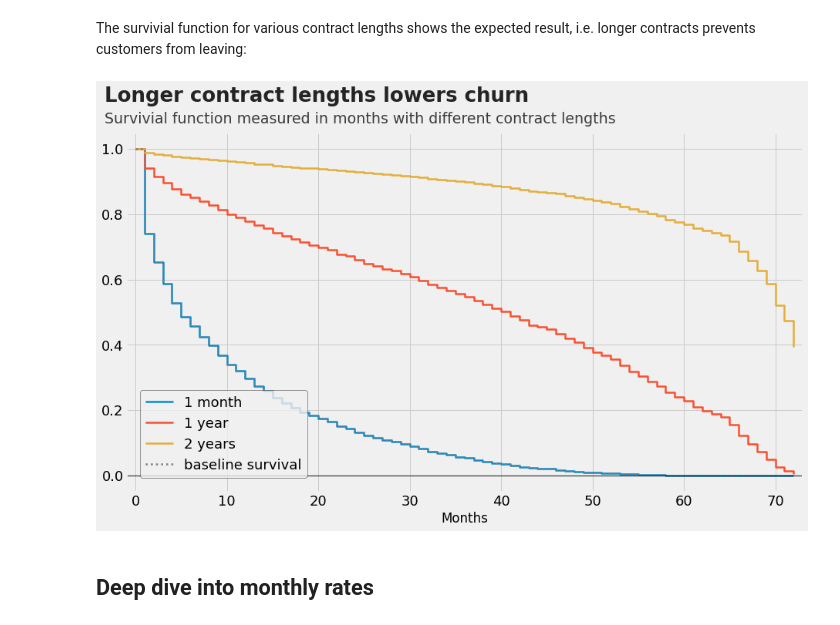
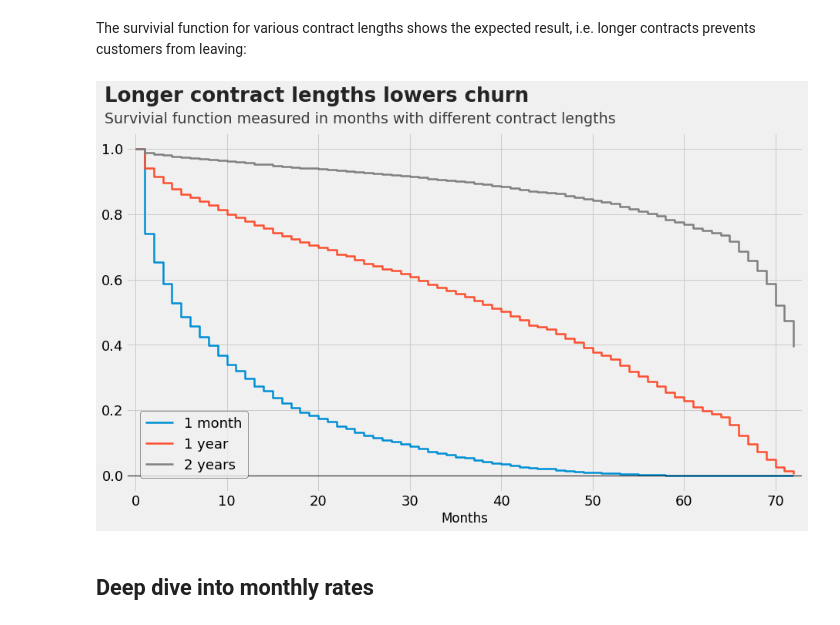
Before and after one commit to thomasjpfan/ml-journal, a Jupyter notebook: notebooks/telcom-customer-churn/notebook.ipynb, the cells around one changed output. Cells and saved outputs as stored; diff of their text form; code cells hidden in the pictures.

Commit message:
ENH Removes baselines for booleans

```diff
--- a/notebooks/telcom-customer-churn/notebook.ipynb
+++ b/notebooks/telcom-customer-churn/notebook.ipynb
@@ -162,18 +161,18 @@ The survivial function for various contract lengths shows the expected result, i
 # %%
 # <!-- collapse=None -->
 contract_lengths = [1, 12, 24]
-ax = cph.plot_partial_effects_on_outcome('Contract', contract_lengths)
+ax = cph.plot_partial_effects_on_outcome('Contract', contract_lengths, plot_baseline=False)
 _ = ax.set_xlim((-1, 73))
 _ = ax.set_xlabel("Months")
 _ = add_yaxis(ax)
 handles, labels = ax.get_legend_handles_labels()
 handles[-1].set_color('gray')
 _ = add_title(ax, "Longer contract lengths lowers churn", "Survivial function measured in months with different contract lengths", -3.4)
-_ = ax.legend(handles, ['1 month', '1 year', '2 years'] + ['baseline survival'], edgecolor='black', loc=(0.02, 0.04),
+_ = ax.legend(handles, ['1 month', '1 year', '2 years'], edgecolor='black', loc=(0.02, 0.04),
               fontsize=18)
 _ = config_ticks(ax)
 # %% [output]
-[figure, old version]
+[figure, new version]
 # %% [markdown]
 ## Deep dive into monthly rates
 # %% [markdown]
```
Also changed, not shown: parts of 3 cells of this notebook.
